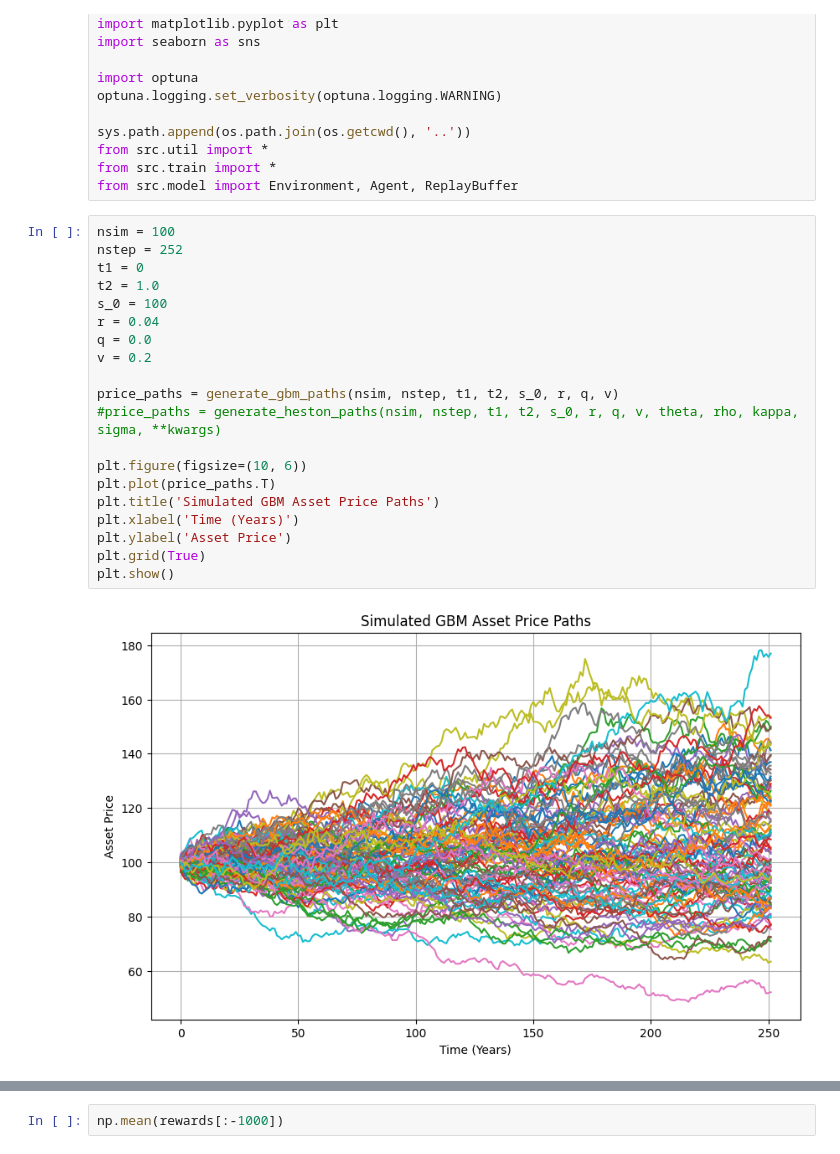
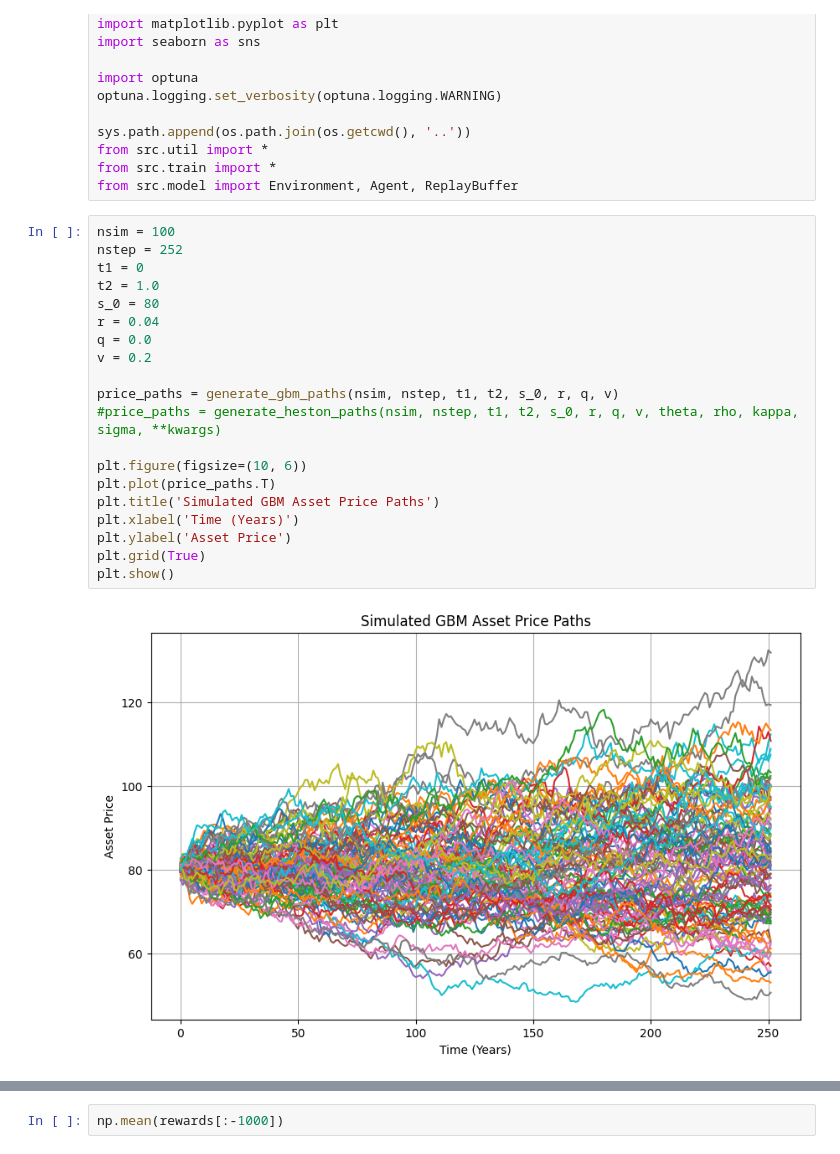
Before and after one commit to ostapenkovs/orcs-4529-rl, a Jupyter notebook: notebooks/1_main.ipynb, the cells around one changed output, grey strips where cells are left out. Cells and saved outputs as stored; diff of their text form.

```diff
--- a/notebooks/1_main.ipynb
+++ b/notebooks/1_main.ipynb
@@ -18,25 +18,25 @@ from src.model import Environment, Agent, ReplayBuffer
 # %%
 nsim = 100
 nstep = 252
 t1 = 0
 t2 = 1.0
-s_0 = 100
+s_0 = 80
 r = 0.04
 q = 0.0
 v = 0.2
 
 price_paths = generate_gbm_paths(nsim, nstep, t1, t2, s_0, r, q, v)
 #price_paths = generate_heston_paths(nsim, nstep, t1, t2, s_0, r, q, v, theta, rho, kappa, sigma, **kwargs)
 
 plt.figure(figsize=(10, 6))
 plt.plot(price_paths.T)
 plt.title('Simulated GBM Asset Price Paths')
 plt.xlabel('Time (Years)')
 plt.ylabel('Asset Price')
 plt.grid(True)
 plt.show()
 # %% [output]
-[figure, old version]
+[figure, new version]
 # %%
 K = 100
 price_paths = generate_gbm_paths(nsim=15000, nstep=nstep, t1=t1, t2=t2, s_0=s_0, r=r, q=q, v=v)
```
Also changed, not shown: parts of 8 cells of this notebook, 1 other file.
